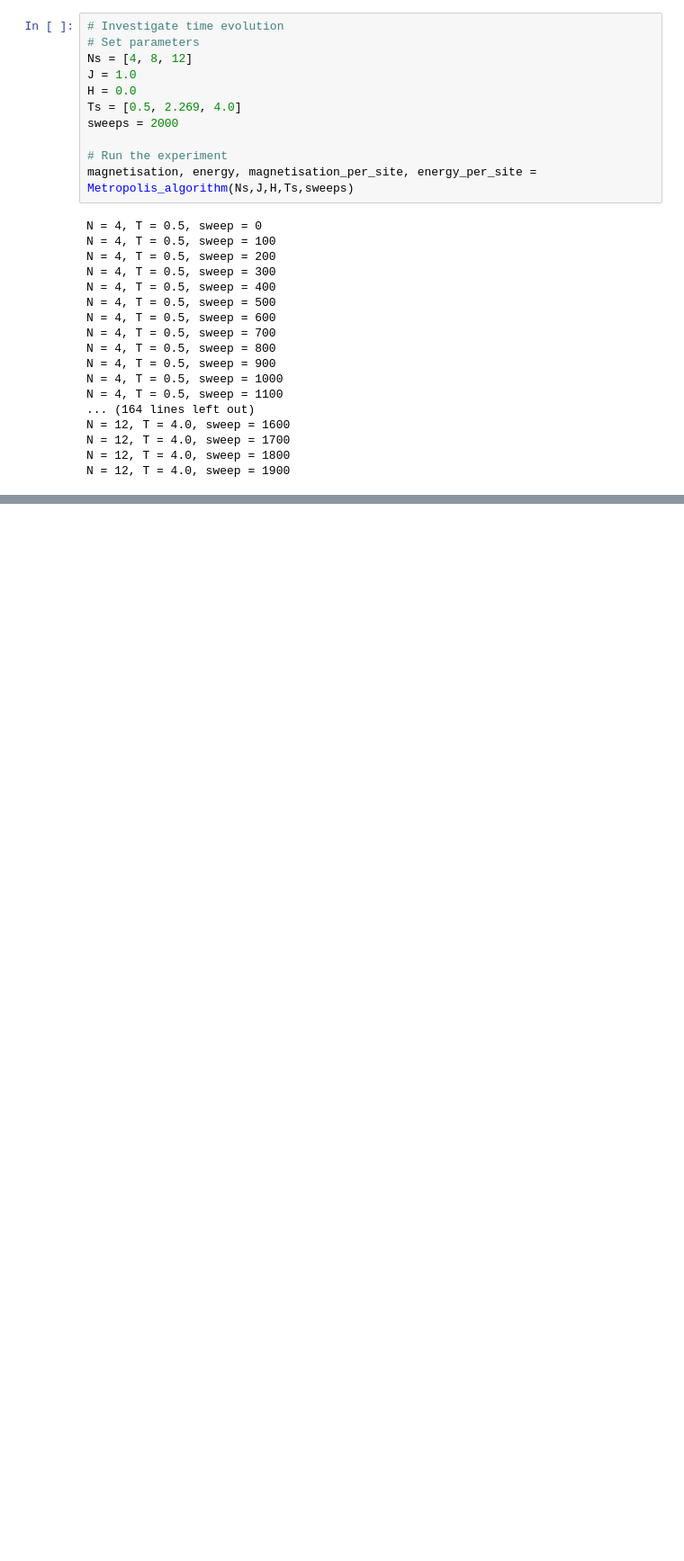
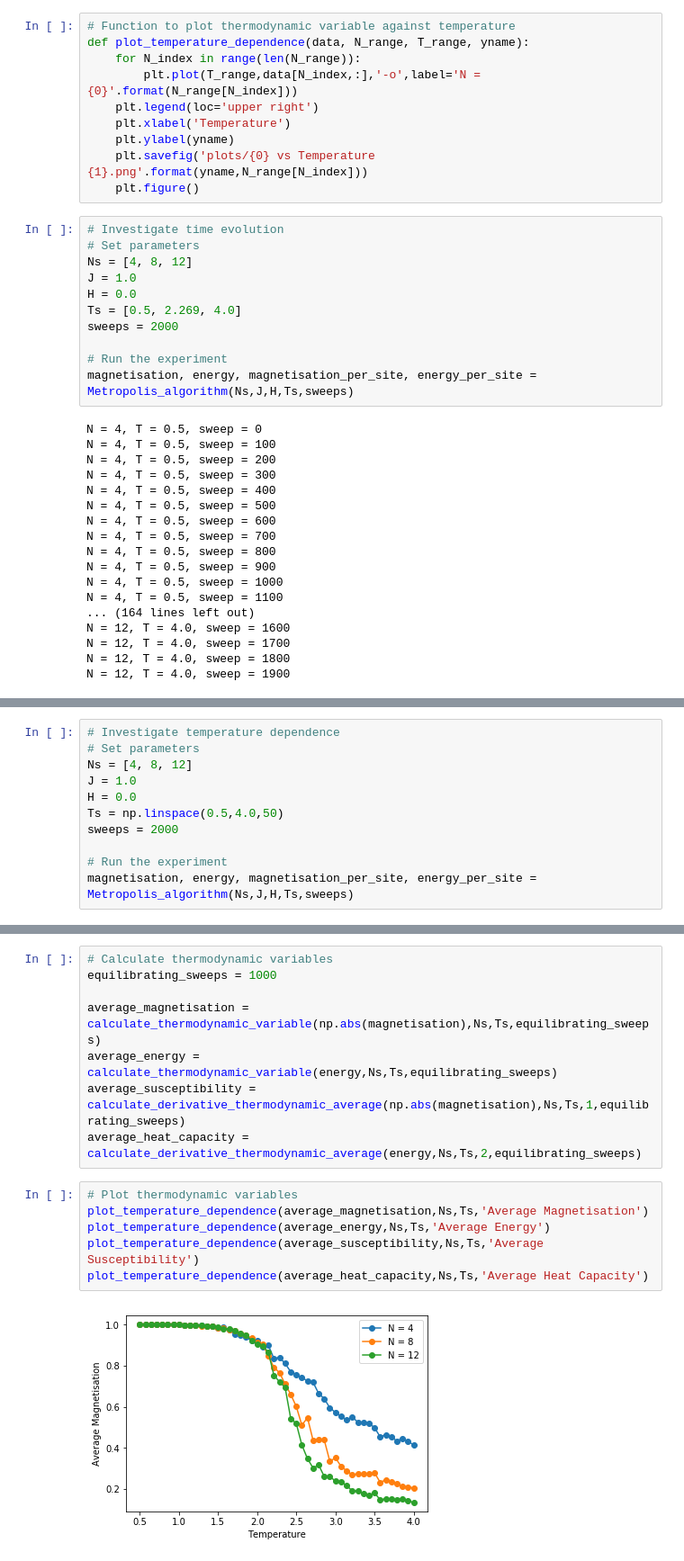
Before and after one commit to dovinhanhnguyen/Part_II_Computational_Exercises, a Jupyter notebook: project/project-dvan2.ipynb, the cells around one changed output, grey strips where cells are left out. Shown at 90% size. Cells and saved outputs as stored; diff of their text form; blank space fills up the shorter version.

Commit message:
Temperature dependence

```diff
--- a/project/project-dvan2.ipynb
+++ b/project/project-dvan2.ipynb
@@ -80,3 +108,13 @@ def plot_time_series(data, N_range, T_range, yname):
+# %%
+# Function to plot thermodynamic variable against temperature
+def plot_temperature_dependence(data, N_range, T_range, yname):
+    for N_index in range(len(N_range)):
+        plt.plot(T_range,data[N_index,:],'-o',label='N = {0}'.format(N_range[N_index]))
+    plt.legend(loc='upper right')
+    plt.xlabel('Temperature')
+    plt.ylabel(yname)
+    plt.savefig('plots/{0} vs Temperature {1}.png'.format(yname,N_range[N_index]))
+    plt.figure()
 # %%
 # Investigate time evolution
 # Set parameters
@@ -120 +158,12 @@ plot_time_series(energy_per_site,Ns,Ts,'Energy per site')
 <matplotlib.figure.Figure at 0x...>
+# %%
+# Investigate temperature dependence
+# Set parameters
+Ns = [4, 8, 12]
+J = 1.0
+H = 0.0
+Ts = np.linspace(0.5,4.0,50)
+sweeps = 2000
+
+# Run the experiment
+magnetisation, energy, magnetisation_per_site, energy_per_site = Metropolis_algorithm(Ns,J,H,Ts,sweeps)
@@ -120,0 +188,16 @@ plot_time_series(energy_per_site,Ns,Ts,'Energy per site')
+# %%
+# Calculate thermodynamic variables
+equilibrating_sweeps = 1000
+
+average_magnetisation = calculate_thermodynamic_variable(np.abs(magnetisation),Ns,Ts,equilibrating_sweeps)
+average_energy = calculate_thermodynamic_variable(energy,Ns,Ts,equilibrating_sweeps)
+average_susceptibility = calculate_derivative_thermodynamic_average(np.abs(magnetisation),Ns,Ts,1,equilibrating_sweeps)
+average_heat_capacity = calculate_derivative_thermodynamic_average(energy,Ns,Ts,2,equilibrating_sweeps)
+# %%
+# Plot thermodynamic variables
+plot_temperature_dependence(average_magnetisation,Ns,Ts,'Average Magnetisation')
+plot_temperature_dependence(average_energy,Ns,Ts,'Average Energy')
+plot_temperature_dependence(average_susceptibility,Ns,Ts,'Average Susceptibility')
+plot_temperature_dependence(average_heat_capacity,Ns,Ts,'Average Heat Capacity')
+# %% [output]
+[figure, added]
```
Also changed, not shown: parts of 8 cells of this notebook, 11 other files.
